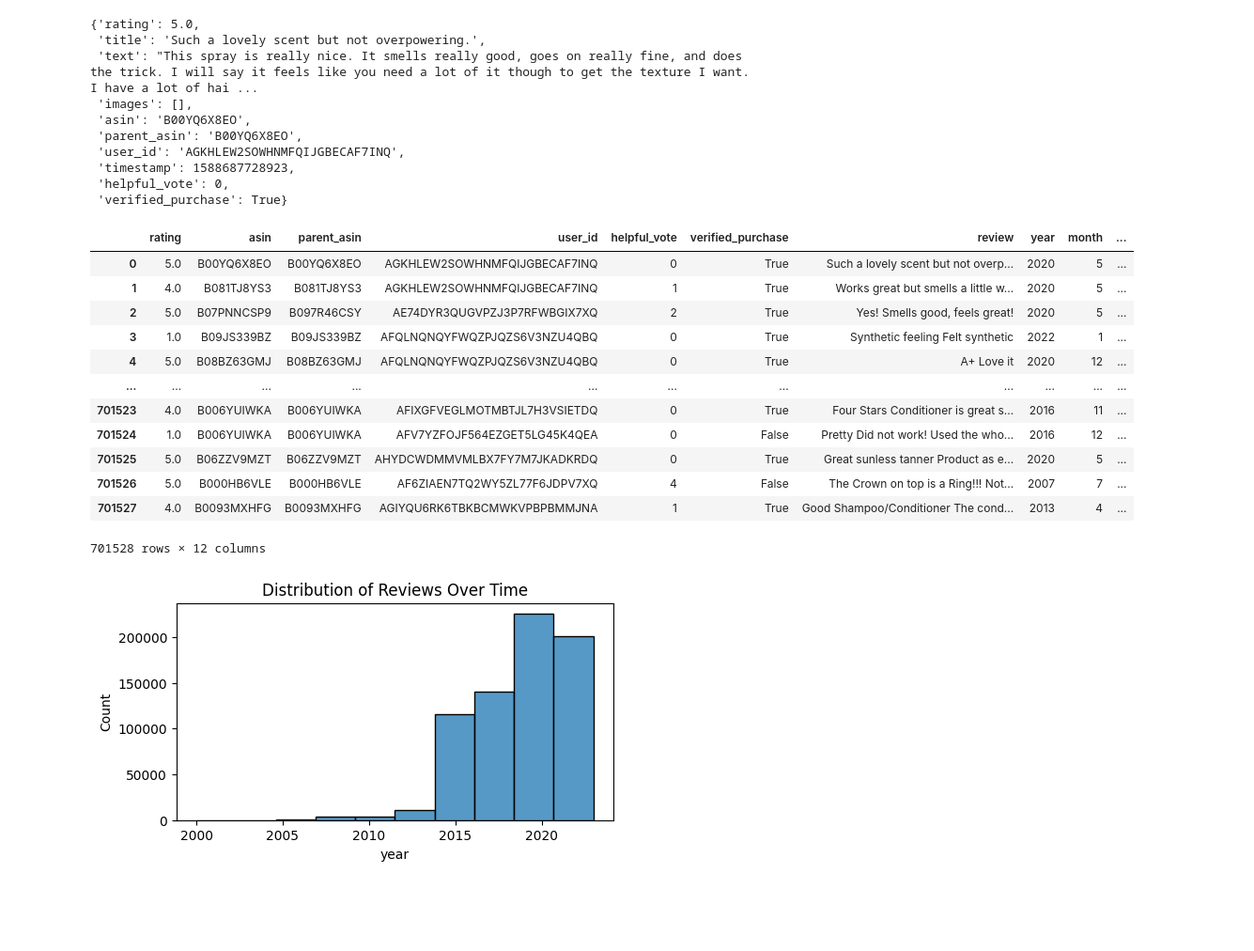
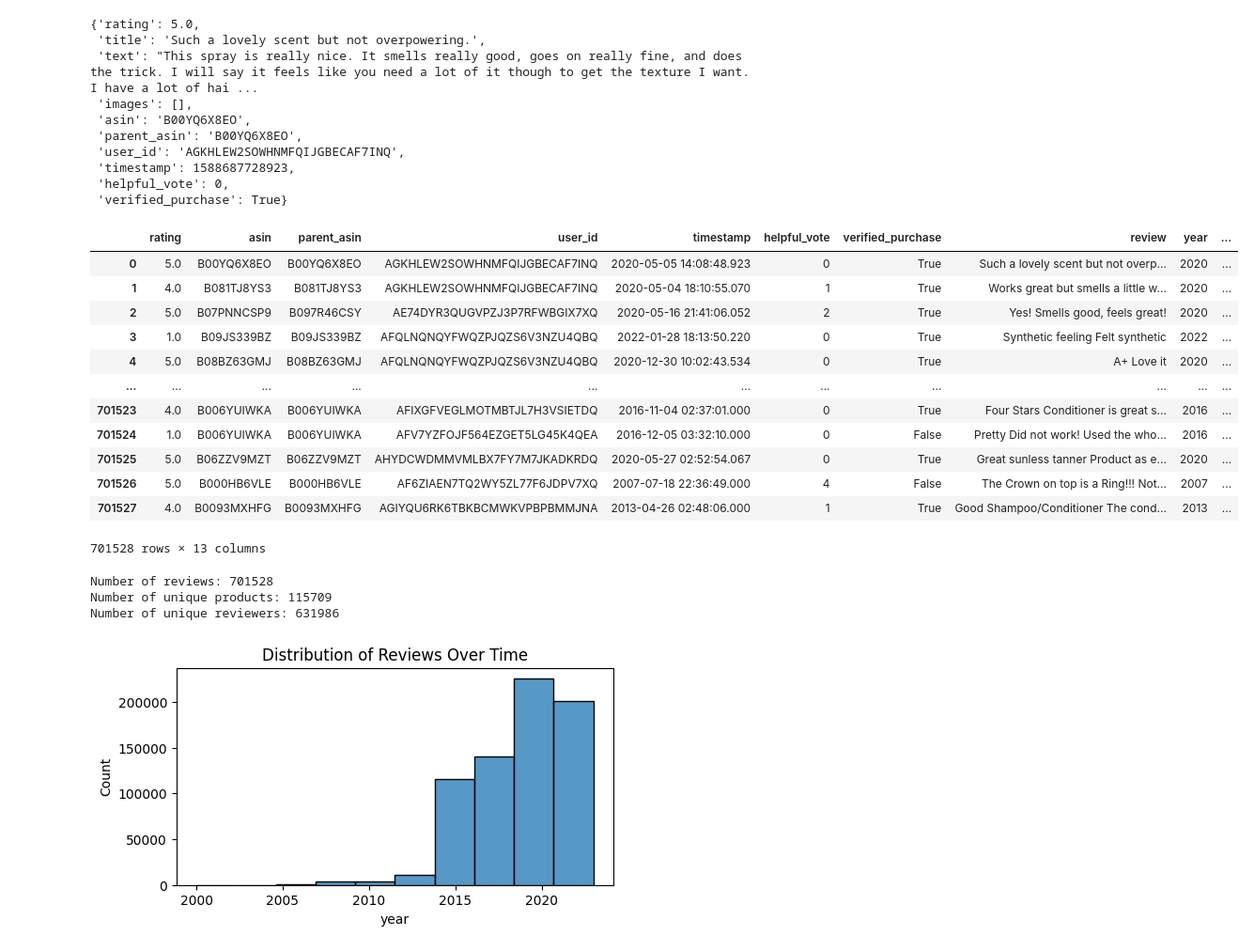
Before and after one commit to ChenPortsia/reviews-insights, a Jupyter notebook: reviews-analysis.ipynb, the cells around one changed output. Shown at 94% size. Drawn from its saved outputs; the diff is of its cells as text; code cells hidden in the pictures; blank space fills up the shorter version.

Commit message:
customers and product data sets

```diff
--- a/reviews-analysis.ipynb
+++ b/reviews-analysis.ipynb
@@ -4,6 +4,9 @@ import pandas as pd
 import matplotlib.pyplot as plt
 import seaborn as sns
 # %%
-# dataset = load_dataset("McAuley-Lab/Amazon-Reviews-2023")
-# raw_review_All_Beauty = load_dataset("McAuley-Lab/Amazon-Reviews-2023", "raw_review_All_Beauty", trust_remote_code=True)
-raw_review_All_Beauty = load_dataset("McAuley-Lab/Amazon-Reviews-2023", "raw_review_All_Beauty", split='full')
+# dataset = load_dataset("McAuley-Lab/Amazon-Reviews-2023") #The full data set is too large to load
+raw_review_All_Beauty = load_dataset("McAuley-Lab/Amazon-Reviews-2023", "raw_review_All_Beauty", split="full", trust_remote_code=True)
+raw_products_All_Beauty = load_dataset("McAuley-Lab/Amazon-Reviews-2023", "raw_meta_All_Beauty", split="full", trust_remote_code=True)
+
+All_Beauty_r = pd.DataFrame(raw_review_All_Beauty.to_pandas())
+All_Beauty_p = pd.DataFrame(raw_products_All_Beauty.to_pandas())
@@ -34,34 +26,41 @@ raw_review_All_Beauty[0]
  'helpful_vote': 0,
  'verified_purchase': True}
 # %%
-All_Beauty = pd.DataFrame(raw_review_All_Beauty.to_pandas())
-All_Beauty = All_Beauty.drop(['images'], axis=1)
-All_Beauty['review'] = All_Beauty['title'] + ' ' + All_Beauty['text']
-All_Beauty = All_Beauty.drop(['title', 'text'], axis=1)
-All_Beauty['rating'] = All_Beauty['rating'].astype('category')
-All_Beauty['timestamp'] = pd.to_datetime(All_Beauty['timestamp'], unit='ms')
-All_Beauty['year'] = All_Beauty['timestamp'].dt.year
-All_Beauty['month'] = All_Beauty['timestamp'].dt.month
-All_Beauty['date'] = All_Beauty['timestamp'].dt.date
-All_Beauty['day_of_week'] = All_Beauty['timestamp'].dt.day_name()
-All_Beauty['hour'] = All_Beauty['timestamp'].dt.hour
+All_Beauty_r = All_Beauty_r.drop(['images'], axis=1)
+All_Beauty_r['review'] = All_Beauty_r['title'] + ' ' + All_Beauty_r['text']
+All_Beauty_r = All_Beauty_r.drop(['title', 'text'], axis=1)
+All_Beauty_r['rating'] = All_Beauty_r['rating'].astype('category')
+All_Beauty_r['timestamp'] = pd.to_datetime(All_Beauty_r['timestamp'], unit='ms')
+All_Beauty_r['year'] = All_Beauty_r['timestamp'].dt.year
+All_Beauty_r['month'] = All_Beauty_r['timestamp'].dt.month
+All_Beauty_r['date'] = All_Beauty_r['timestamp'].dt.date
+All_Beauty_r['day_of_week'] = All_Beauty_r['timestamp'].dt.day_name()
+All_Beauty_r['hour'] = All_Beauty_r['timestamp'].dt.hour
 
-All_Beauty = All_Beauty.drop(['timestamp'], axis=1)
+All_Beauty_r = All_Beauty.drop(['timestamp'], axis=1)
 
-All_Beauty
+All_Beauty_r
 # %% [output]
-|  | rating | asin | parent_asin | user_id | helpful_vote | verified_purchase | review | year | month | ... |
-| 0 | 5.0 | B00YQ6X8EO | B00YQ6X8EO | AGKHLEW2SOWHNMFQIJGBECAF7INQ | 0 | True | Such a lovely scent but not overp... | 2020 | 5 | ... |
-| 1 | 4.0 | B081TJ8YS3 | B081TJ8YS3 | AGKHLEW2SOWHNMFQIJGBECAF7INQ | 1 | True | Works great but smells a little w... | 2020 | 5 | ... |
-| 2 | 5.0 | B07PNNCSP9 | B097R46CSY | AE74DYR3QUGVPZJ3P7RFWBGIX7XQ | 2 | True | Yes! Smells good, feels great! | 2020 | 5 | ... |
-| 3 | 1.0 | B09JS339BZ | B09JS339BZ | AFQLNQNQYFWQZPJQZS6V3NZU4QBQ | 0 | True | Synthetic feeling Felt synthetic | 2022 | 1 | ... |
-| 4 | 5.0 | B08BZ63GMJ | B08BZ63GMJ | AFQLNQNQYFWQZPJQZS6V3NZU4QBQ | 0 | True | A+ Love it | 2020 | 12 | ... |
+|  | rating | asin | parent_asin | user_id | timestamp | helpful_vote | verified_purchase | review | year | ... |
+| 0 | 5.0 | B00YQ6X8EO | B00YQ6X8EO | AGKHLEW2SOWHNMFQIJGBECAF7INQ | 2020-05-05 14:08:48.923 | 0 | True | Such a lovely scent but not overp... | 2020 | ... |
+| 1 | 4.0 | B081TJ8YS3 | B081TJ8YS3 | AGKHLEW2SOWHNMFQIJGBECAF7INQ | 2020-05-04 18:10:55.070 | 1 | True | Works great but smells a little w... | 2020 | ... |
+| 2 | 5.0 | B07PNNCSP9 | B097R46CSY | AE74DYR3QUGVPZJ3P7RFWBGIX7XQ | 2020-05-16 21:41:06.052 | 2 | True | Yes! Smells good, feels great! | 2020 | ... |
+| 3 | 1.0 | B09JS339BZ | B09JS339BZ | AFQLNQNQYFWQZPJQZS6V3NZU4QBQ | 2022-01-28 18:13:50.220 | 0 | True | Synthetic feeling Felt synthetic | 2022 | ... |
+| 4 | 5.0 | B08BZ63GMJ | B08BZ63GMJ | AFQLNQNQYFWQZPJQZS6V3NZU4QBQ | 2020-12-30 10:02:43.534 | 0 | True | A+ Love it | 2020 | ... |
 | ... | ... | ... | ... | ... | ... | ... | ... | ... | ... | ... |
-| 701523 | 4.0 | B006YUIWKA | B006YUIWKA | AFIXGFVEGLMOTMBTJL7H3VSIETDQ | 0 | True | Four Stars Conditioner is great s... | 2016 | 11 | ... |
-| 701524 | 1.0 | B006YUIWKA | B006YUIWKA | AFV7YZFOJF564EZGET5LG45K4QEA | 0 | False | Pretty Did not work! Used the who... | 2016 | 12 | ... |
-| 701525 | 5.0 | B06ZZV9MZT | B06ZZV9MZT | AHYDCWDMMVMLBX7FY7M7JKADKRDQ | 0 | True | Great sunless tanner Product as e... | 2020 | 5 | ... |
-| 701526 | 5.0 | B000HB6VLE | B000HB6VLE | AF6ZIAEN7TQ2WY5ZL77F6JDPV7XQ | 4 | False | The Crown on top is a Ring!!! Not... | 2007 | 7 | ... |
-| 701527 | 4.0 | B0093MXHFG | B0093MXHFG | AGIYQU6RK6TBKBCMWKVPBPBMMJNA | 1 | True | Good Shampoo/Conditioner The cond... | 2013 | 4 | ... |
+| 701523 | 4.0 | B006YUIWKA | B006YUIWKA | AFIXGFVEGLMOTMBTJL7H3VSIETDQ | 2016-11-04 02:37:01.000 | 0 | True | Four Stars Conditioner is great s... | 2016 | ... |
+| 701524 | 1.0 | B006YUIWKA | B006YUIWKA | AFV7YZFOJF564EZGET5LG45K4QEA | 2016-12-05 03:32:10.000 | 0 | False | Pretty Did not work! Used the who... | 2016 | ... |
+| 701525 | 5.0 | B06ZZV9MZT | B06ZZV9MZT | AHYDCWDMMVMLBX7FY7M7JKADKRDQ | 2020-05-27 02:52:54.067 | 0 | True | Great sunless tanner Product as e... | 2020 | ... |
+| 701526 | 5.0 | B000HB6VLE | B000HB6VLE | AF6ZIAEN7TQ2WY5ZL77F6JDPV7XQ | 2007-07-18 22:36:49.000 | 4 | False | The Crown on top is a Ring!!! Not... | 2007 | ... |
+| 701527 | 4.0 | B0093MXHFG | B0093MXHFG | AGIYQU6RK6TBKBCMWKVPBPBMMJNA | 2013-04-26 02:48:06.000 | 1 | True | Good Shampoo/Conditioner The cond... | 2013 | ... |
-701528 rows × 12 columns
+701528 rows × 13 columns
+# %%
+print('Number of reviews:', All_Beauty_r.shape[0])
+print('Number of unique products:', All_Beauty_r['asin'].nunique())
+print('Number of unique reviewers:', All_Beauty_r['user_id'].nunique())
+# %% [output]
+Number of reviews: 701528
+Number of unique products: 115709
+Number of unique reviewers: 631986
 # %%
 # plot distribution of reviews over time
```
Also changed, not shown: parts of 14 cells of this notebook.
